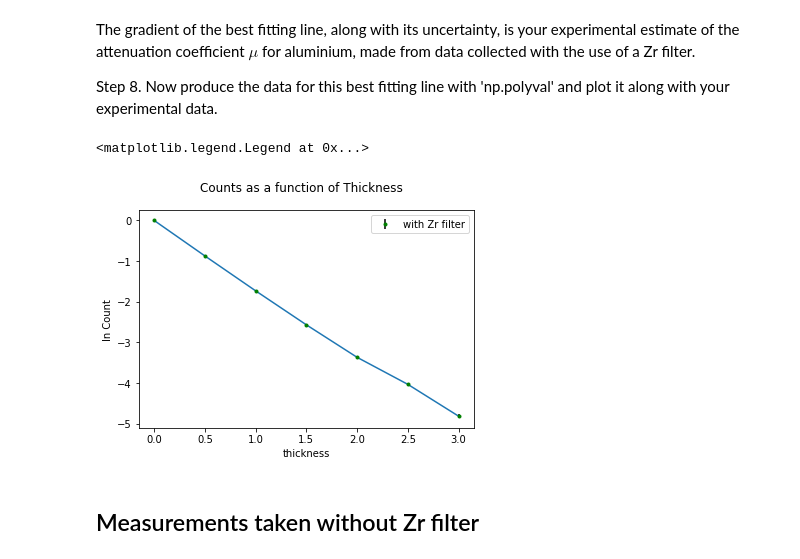
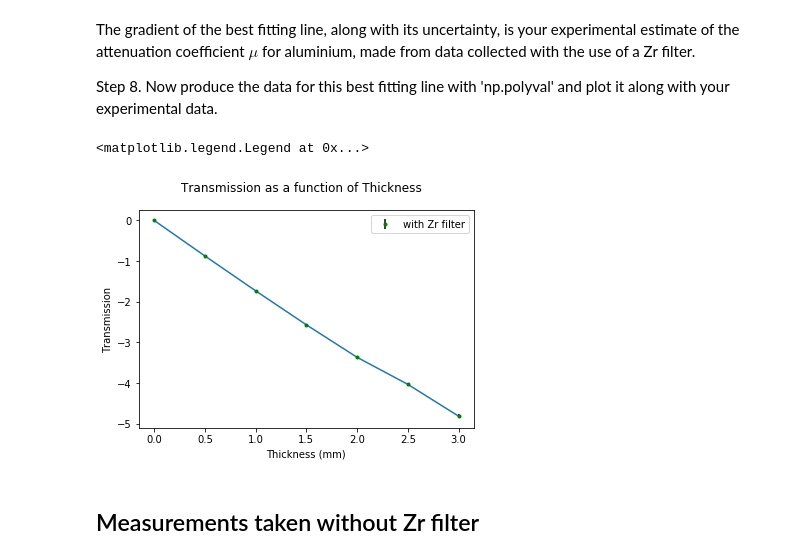
Before and after one commit to CameronFurlong/Lab_Code, a Jupyter notebook: XrayAbsorption_AluminiumThickness_Analysis-SV 2.ipynb, the cells around one changed output. Drawn from its saved outputs; the diff is of its cells as text; code cells hidden in the pictures.

```diff
--- a/XrayAbsorption_AluminiumThickness_Analysis-SV 2.ipynb
+++ b/XrayAbsorption_AluminiumThickness_Analysis-SV 2.ipynb
@@ -134,19 +134,19 @@ Step 8. Now produce the data for this best fitting line with 'np.polyval' and pl
 # %%
 # lnTZrBestLine=np.polyval(lnTZrParam,thickness)
 #plotting log of experimental data with markers only and label it
 plt.errorbar(thickness,lnTZr,yerr=sigmalnTZr,ls="none",marker=".",c="g",ecolor="k",label='with Zr filter')
 #plot line of best fit using only a line in a different colour and label it
 plt.plot(thickness,lnTZr)
 #add axes labels
-plt.xlabel('thickness')
-plt.ylabel('Counts')
+plt.xlabel('Thickness (mm)')
+plt.ylabel('Transmission')
 #add title
-plt.suptitle('Counts as a function of Thickness')
+plt.suptitle('Transmission as a function of Thickness')
 #add legend
 plt.legend()
 # %% [output]
 <matplotlib.legend.Legend at 0x...>
-[figure, old version]
+[figure, new version]
 # %% [markdown]
 ## Measurements taken without Zr filter
 # %% [markdown]
```
Also changed, not shown: parts of 1 cell of this notebook, 1 other file.
